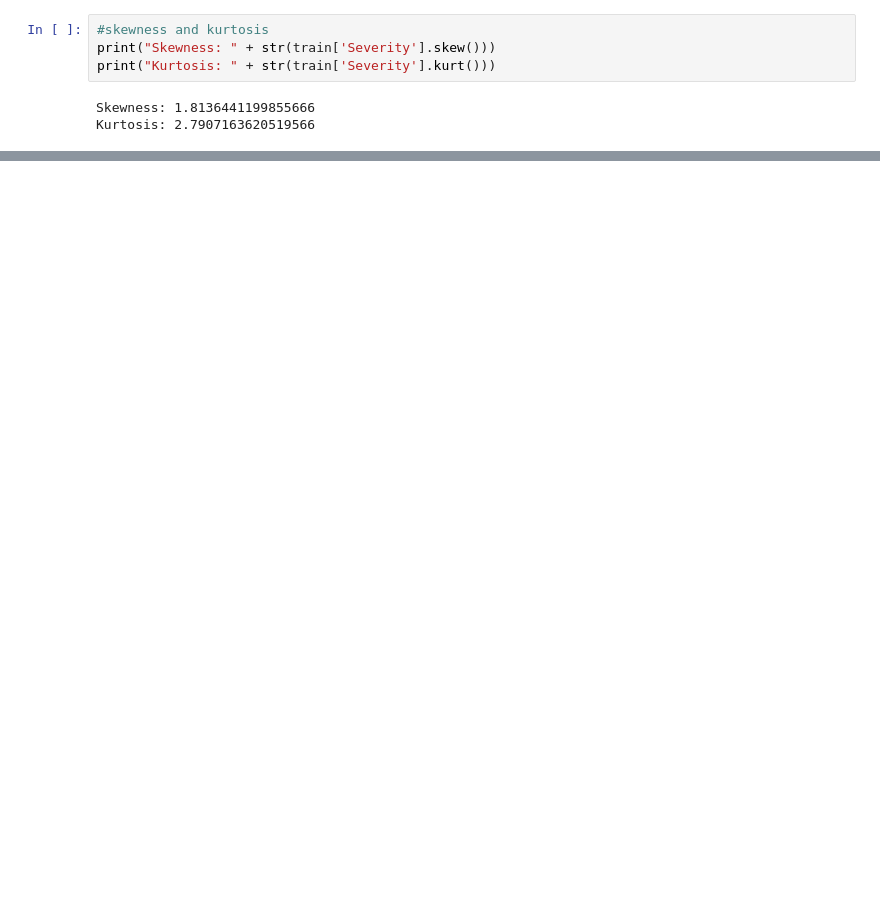
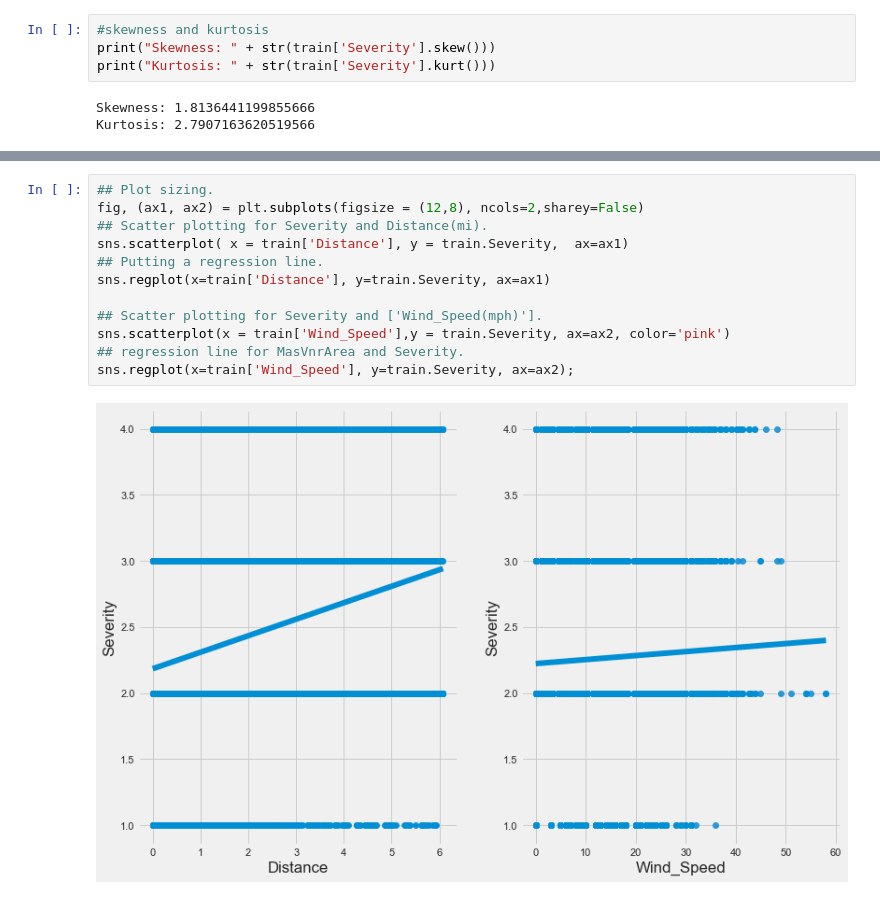
Before and after one commit to ChauHuynh1/severity_US_car_accident, a Jupyter notebook: TrafficAccident.ipynb, the cells around one changed output, grey strips where cells are left out. Saved outputs shown, nothing was run; the diff lists cells and outputs as text; blank space fills up the shorter version.

```diff
--- a/TrafficAccident.ipynb
+++ b/TrafficAccident.ipynb
@@ -2586,0 +2667,14 @@ To quantify the pairwise relationships, I compute the Pearson correlation coeffi
+# %%
+## Plot sizing.
+fig, (ax1, ax2) = plt.subplots(figsize = (12,8), ncols=2,sharey=False)
+## Scatter plotting for Severity and Distance(mi).
+sns.scatterplot( x = train['Distance'], y = train.Severity,  ax=ax1)
+## Putting a regression line.
+sns.regplot(x=train['Distance'], y=train.Severity, ax=ax1)
+
+## Scatter plotting for Severity and ['Wind_Speed(mph)'].
+sns.scatterplot(x = train['Wind_Speed'],y = train.Severity, ax=ax2, color='pink')
+## regression line for MasVnrArea and Severity.
+sns.regplot(x=train['Wind_Speed'], y=train.Severity, ax=ax2);
+# %% [output]
+[figure, added]
```
Also changed, not shown: parts of 79 cells of this notebook, 1 other file.
